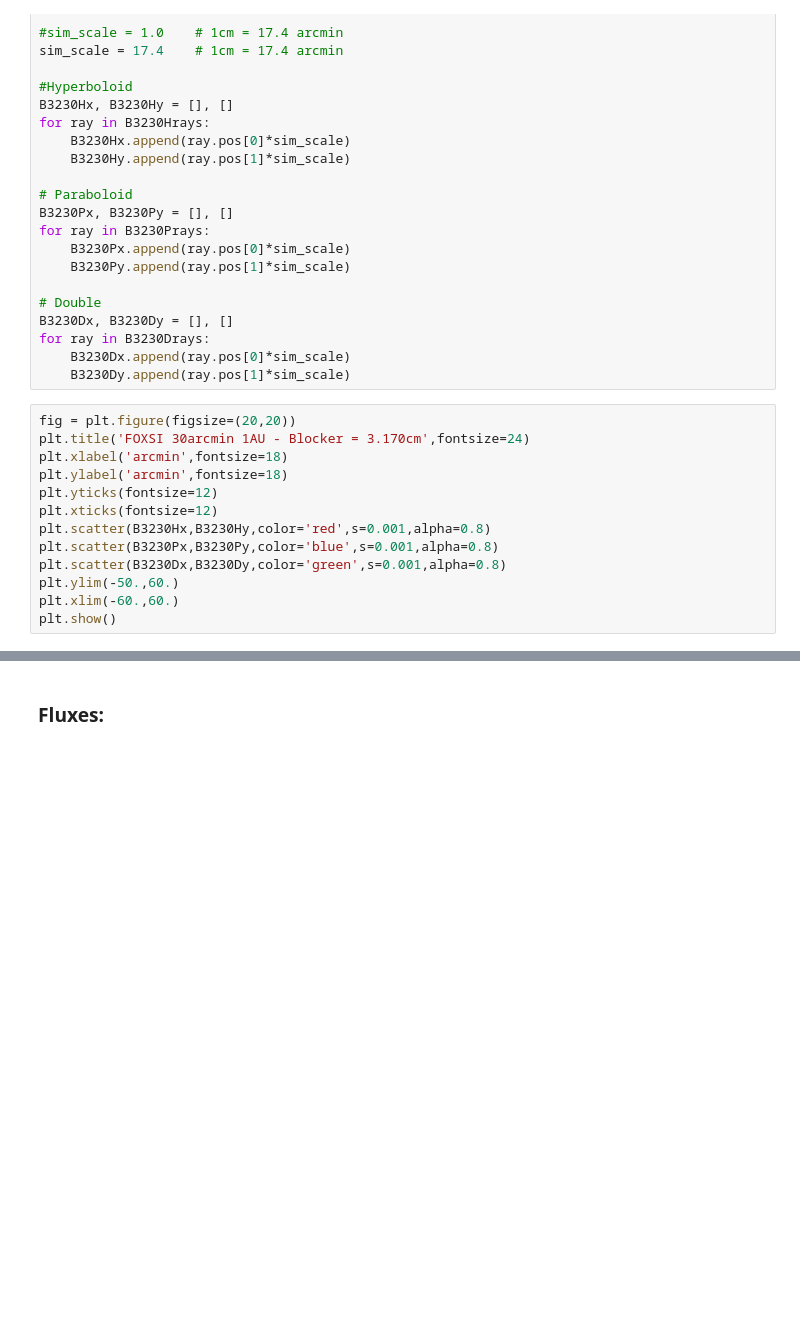
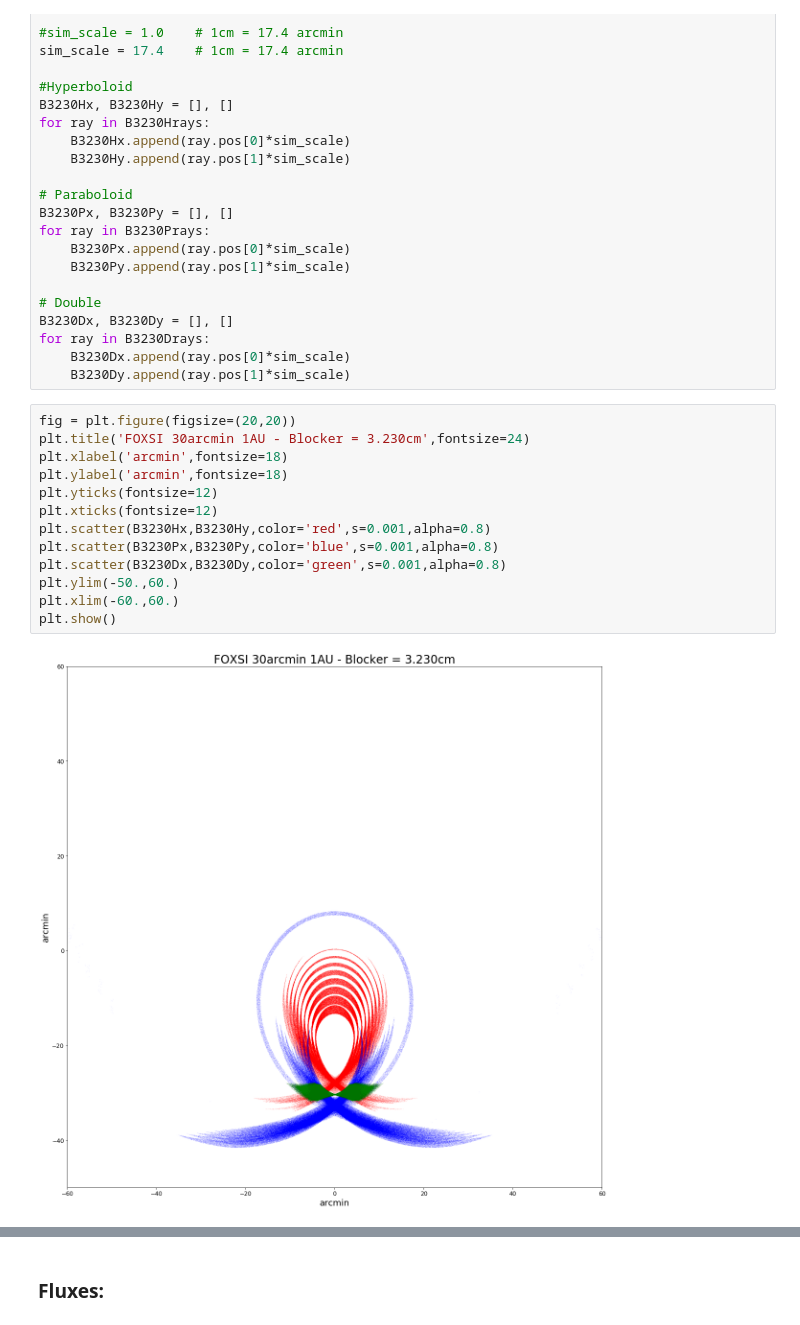
Before and after one commit to pymilo/Milo_RayTracing, a Jupyter notebook: Notebooks/Inner_Blocker_Size_10Shell_1AU.ipynb, the cells around one changed output, grey strips where cells are left out. Cells and saved outputs as stored; diff of their text form; blank space fills up the shorter version.

Commit message:
finding a bug: The simualtion doesn't simulate the rear blocker

```diff
--- a/Notebooks/Inner_Blocker_Size_10Shell_1AU.ipynb
+++ b/Notebooks/Inner_Blocker_Size_10Shell_1AU.ipynb
@@ -366,14 +379,16 @@ for ray in B3230Drays:
     B3230Dy.append(ray.pos[1]*sim_scale)
 # %%
 fig = plt.figure(figsize=(20,20))
-plt.title('FOXSI 30arcmin 1AU - Blocker = 3.170cm',fontsize=24)
+plt.title('FOXSI 30arcmin 1AU - Blocker = 3.230cm',fontsize=24)
 plt.xlabel('arcmin',fontsize=18)
 plt.ylabel('arcmin',fontsize=18)
 plt.yticks(fontsize=12)
 plt.xticks(fontsize=12)
 plt.scatter(B3230Hx,B3230Hy,color='red',s=0.001,alpha=0.8)
 plt.scatter(B3230Px,B3230Py,color='blue',s=0.001,alpha=0.8)
 plt.scatter(B3230Dx,B3230Dy,color='green',s=0.001,alpha=0.8)
 plt.ylim(-50.,60.)
 plt.xlim(-60.,60.)
 plt.show()
+# %% [output]
+[figure, added]
```
Also changed, not shown: parts of 18 cells of this notebook, 1 other file.
